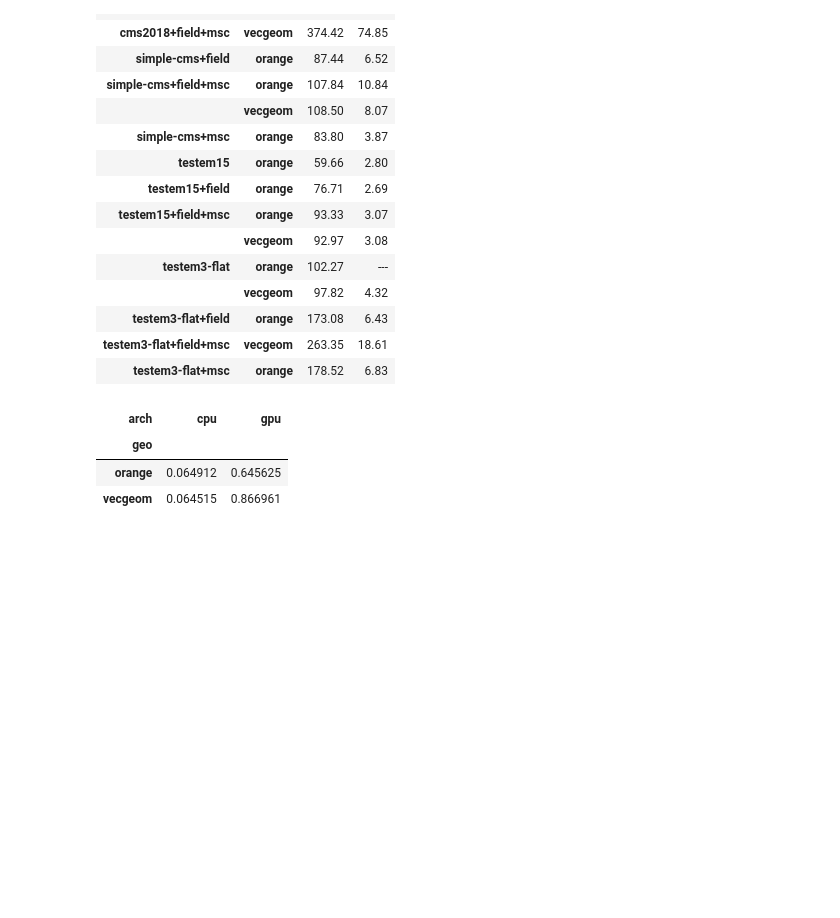
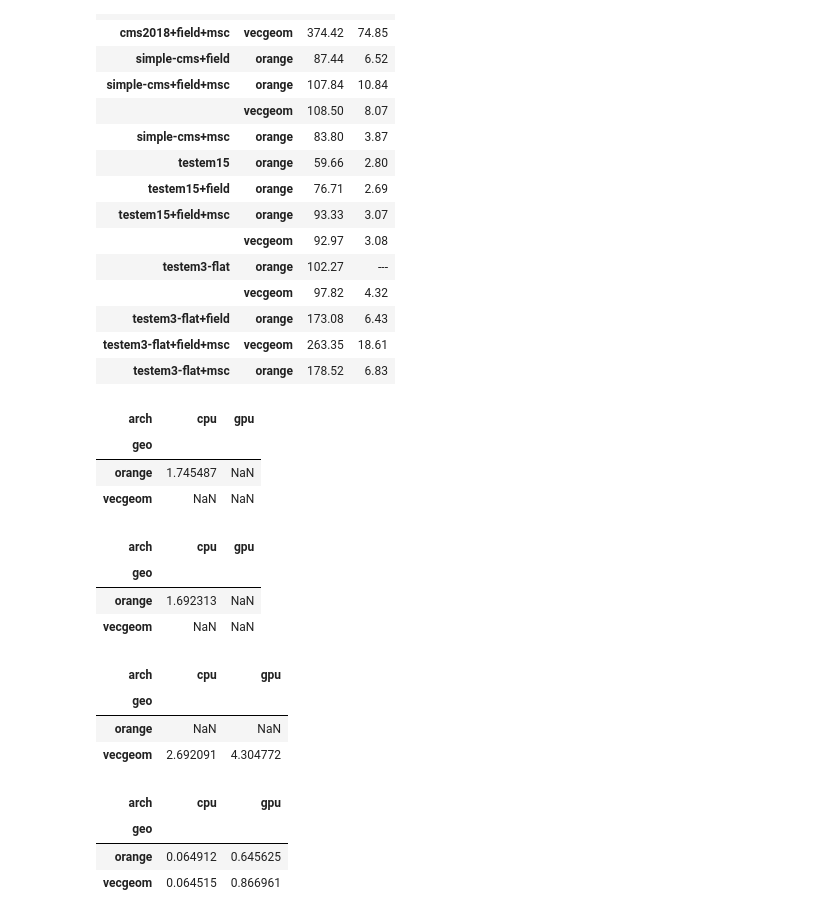
Before and after one commit to celeritas-project/regression, a Jupyter notebook: analysis.ipynb, the cells around one changed output. Saved outputs shown, nothing was run; the diff lists cells and outputs as text; code cells hidden in the pictures; blank space fills up the shorter version.

```diff
--- a/analysis.ipynb
+++ b/analysis.ipynb
@@ -178,6 +178,27 @@ times.style.format(float_fmt_transform(2))
 | testem3-flat+field | orange | 173.08 | 6.43 |
 | testem3-flat+field+msc | vecgeom | 263.35 | 18.61 |
 | testem3-flat+msc | orange | 178.52 | 6.83 |
+# %%
+times.loc['testem3-flat+msc'] / times.loc['testem3-flat']
+# %% [output]
+| arch | cpu | gpu |
+| geo |  |  |
+| orange | 1.745487 | NaN |
+| vecgeom | NaN | NaN |
+# %%
+times.loc['testem3-flat+field'] / times.loc['testem3-flat']
+# %% [output]
+| arch | cpu | gpu |
+| geo |  |  |
+| orange | 1.692313 | NaN |
+| vecgeom | NaN | NaN |
+# %%
+times.loc['testem3-flat+field+msc'] / times.loc['testem3-flat']
+# %% [output]
+| arch | cpu | gpu |
+| geo |  |  |
+| orange | NaN | NaN |
+| vecgeom | 2.692091 | 4.304772 |
 # %%
 event_rate = analyze.calc_event_rate(summit, summed)
 event_rate['mean'].xs('simple-cms+field+msc', level='problem').unstack('arch')
```
Also changed, not shown: parts of 3 cells of this notebook, 4 other files.
